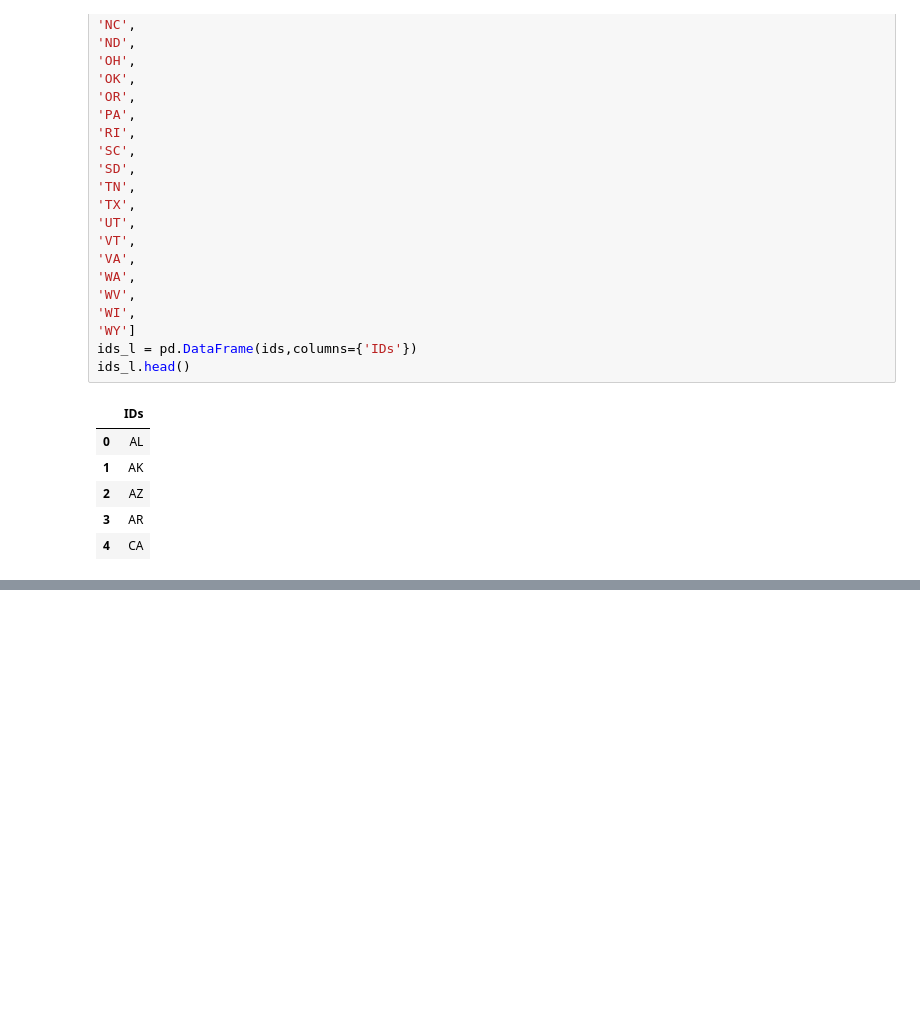
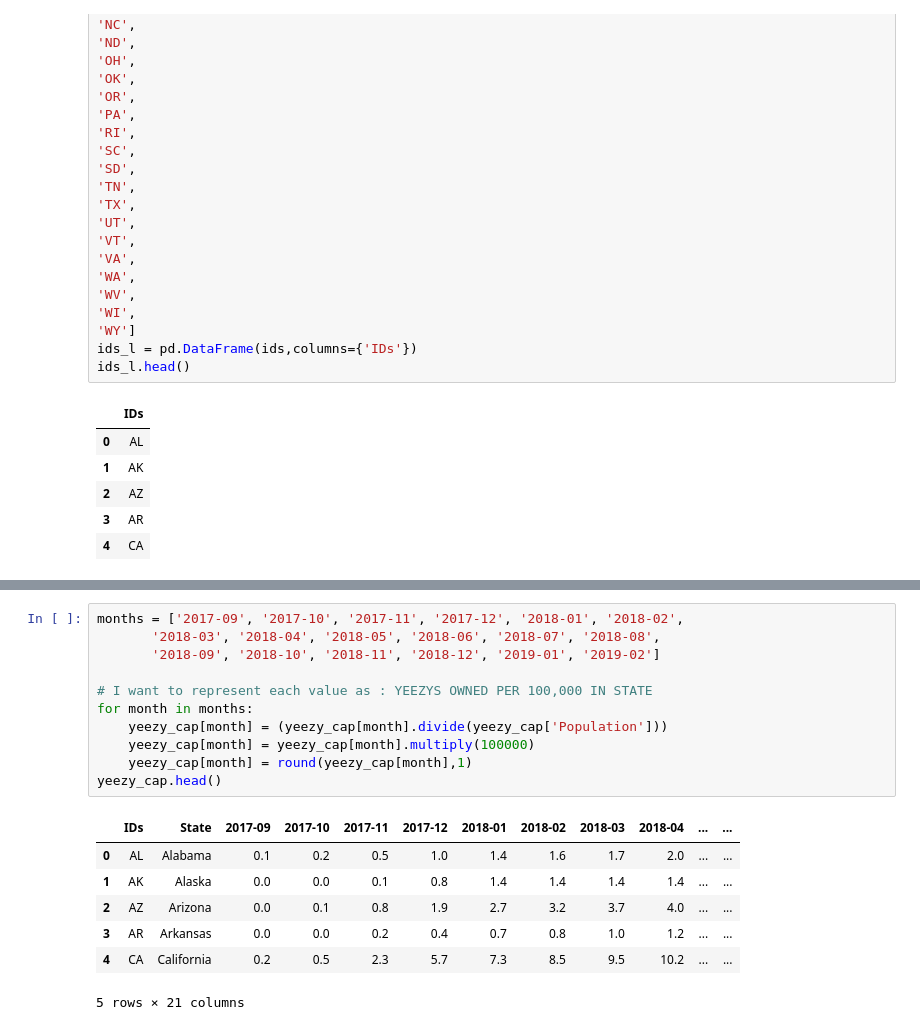
Before and after one commit to sealuwee/stockx-eda-2019, a Jupyter notebook: StockX EDA (Cleaner Version).ipynb, the cells around one changed output, grey strips where cells are left out. Cells and saved outputs as stored; diff of their text form; blank space fills up the shorter version.

```diff
--- a/StockX EDA (Cleaner Version).ipynb
+++ b/StockX EDA (Cleaner Version).ipynb
@@ -210,0 +358,19 @@ ids_l.head()
+# %%
+months = ['2017-09', '2017-10', '2017-11', '2017-12', '2018-01', '2018-02',
+       '2018-03', '2018-04', '2018-05', '2018-06', '2018-07', '2018-08',
+       '2018-09', '2018-10', '2018-11', '2018-12', '2019-01', '2019-02']
+
+# I want to represent each value as : YEEZYS OWNED PER 100,000 IN STATE
+for month in months:
+    yeezy_cap[month] = (yeezy_cap[month].divide(yeezy_cap['Population']))
+    yeezy_cap[month] = yeezy_cap[month].multiply(100000)
+    yeezy_cap[month] = round(yeezy_cap[month],1)
+yeezy_cap.head()
+# %% [output]
+|  | IDs | State | 2017-09 | 2017-10 | 2017-11 | 2017-12 | 2018-01 | 2018-02 | 2018-03 | 2018-04 | ... | ... |
+| 0 | AL | Alabama | 0.1 | 0.2 | 0.5 | 1.0 | 1.4 | 1.6 | 1.7 | 2.0 | ... | ... |
+| 1 | AK | Alaska | 0.0 | 0.0 | 0.1 | 0.8 | 1.4 | 1.4 | 1.4 | 1.4 | ... | ... |
+| 2 | AZ | Arizona | 0.0 | 0.1 | 0.8 | 1.9 | 2.7 | 3.2 | 3.7 | 4.0 | ... | ... |
+| 3 | AR | Arkansas | 0.0 | 0.0 | 0.2 | 0.4 | 0.7 | 0.8 | 1.0 | 1.2 | ... | ... |
+| 4 | CA | California | 0.2 | 0.5 | 2.3 | 5.7 | 7.3 | 8.5 | 9.5 | 10.2 | ... | ... |
+5 rows × 21 columns
```
Also changed, not shown: parts of 11 cells of this notebook.
